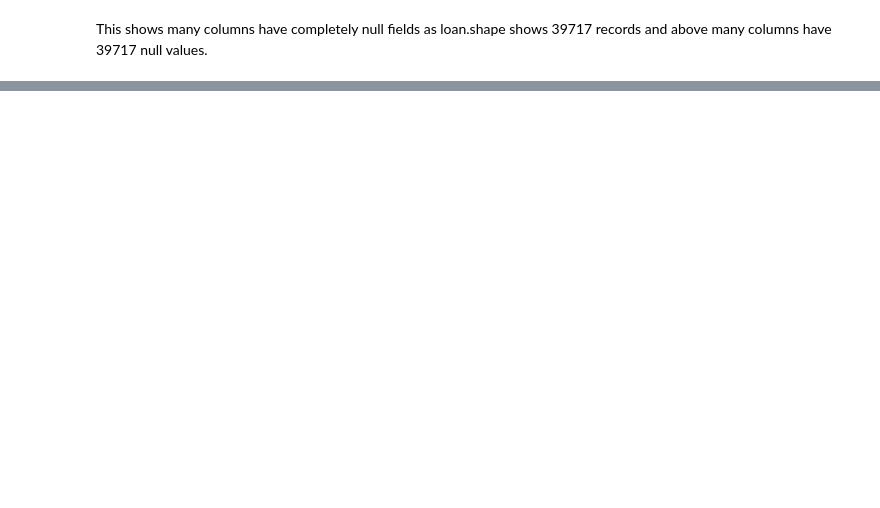
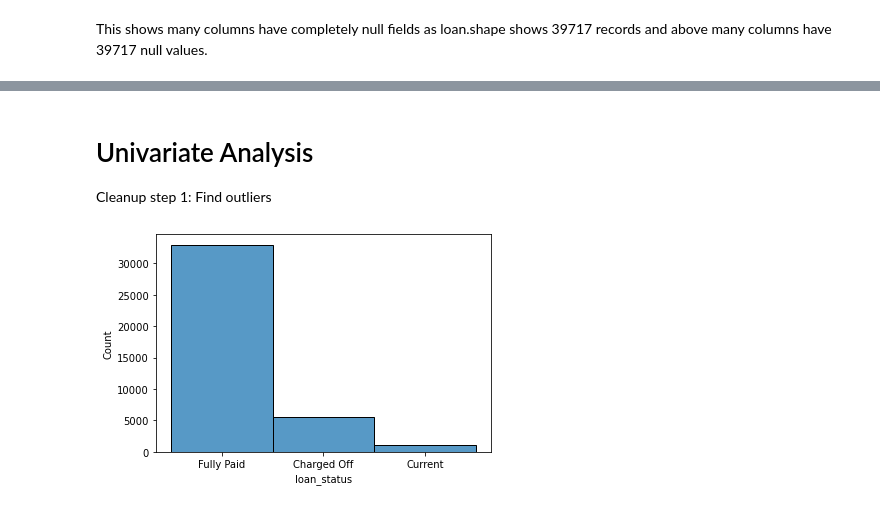
Before and after one commit to someshsaraf/lendingclubcasestudy, a Jupyter notebook: lending_club_case_study.ipynb, the cells around one changed output, grey strips where cells are left out. Drawn from its saved outputs; the diff is of its cells as text; code cells hidden in the pictures; blank space fills up the shorter version.

```diff
--- a/lending_club_case_study.ipynb
+++ b/lending_club_case_study.ipynb
@@ -175,0 +365,3 @@ loan_new.desc.isnull().mean()  * 100
+# %%
+loan_new['grade'] = loan_new.grade.map({'A': 0,'B': 1,'C': 2,'D': 3,'E': 4,'F': 5,'G': 6})
+print(loan_new.grade.unique())
@@ -175,0 +388,6 @@ loan_new.desc.isnull().mean()  * 100
+# %%
+loan_new['purpose'] = loan_new.purpose.map({'credit_card': 0,'car': 1,'small_business': 2,'other': 3,'wedding': 4,
+                                     'debt_consolidation': 5,'home_improvement': 6,
+                                     'major_purchase': 7,'medical': 8,'moving': 9,
+                                     'vacation': 10,'house': 11,
+                                     'renewable_energy': 12,'educational': 13})
@@ -175,0 +408,14 @@ loan_new.desc.isnull().mean()  * 100
+# %%
+def int_rate_slab(int_rate) :
+
+    if int_rate >= 20 :
+        return 0
+    elif (int_rate >= 15):
+        return 1
+    elif (int_rate >= 10):
+        return 2
+    elif (int_rate >= 5):
+        return 3
+
+#loan_new["int_rate"] = loan_new.int_rate.apply(int_rate_slab)
+loan_new["int_rate"].unique()
@@ -175,0 +444,16 @@ loan_new.desc.isnull().mean()  * 100
+# %%
+def dti_slab(dti) :
+
+    if int_rate >= 25 :
+        return 0
+    elif int_rate >= 20 :
+        return 1
+    elif (int_rate >= 15):
+        return 2
+    elif (int_rate >= 10):
+        return 3
+    elif (int_rate >= 5):
+        return 4
+
+loan_new["dti"] = loan_new.dti.apply(int_rate_slab)
+loan_new.dti.unique()
@@ -175,0 +502,9 @@ loan_new.desc.isnull().mean()  * 100
+# %% [markdown]
+# Univariate Analysis
+Cleanup step 1: Find outliers
+# %%
+#Check how the target variable "loan_status" distribution looks like.
+sns.histplot(x="loan_status", data=loan_new, palette="bwr")
+plt.show()
+# %% [output]
+[figure, added]
```
Also changed, not shown: parts of 104 cells of this notebook.
